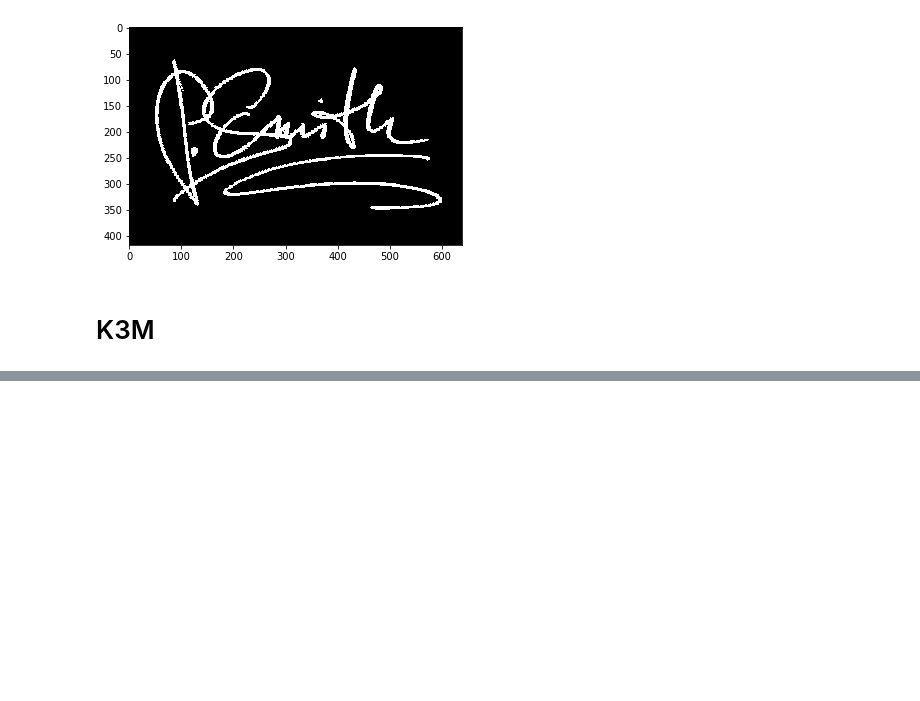
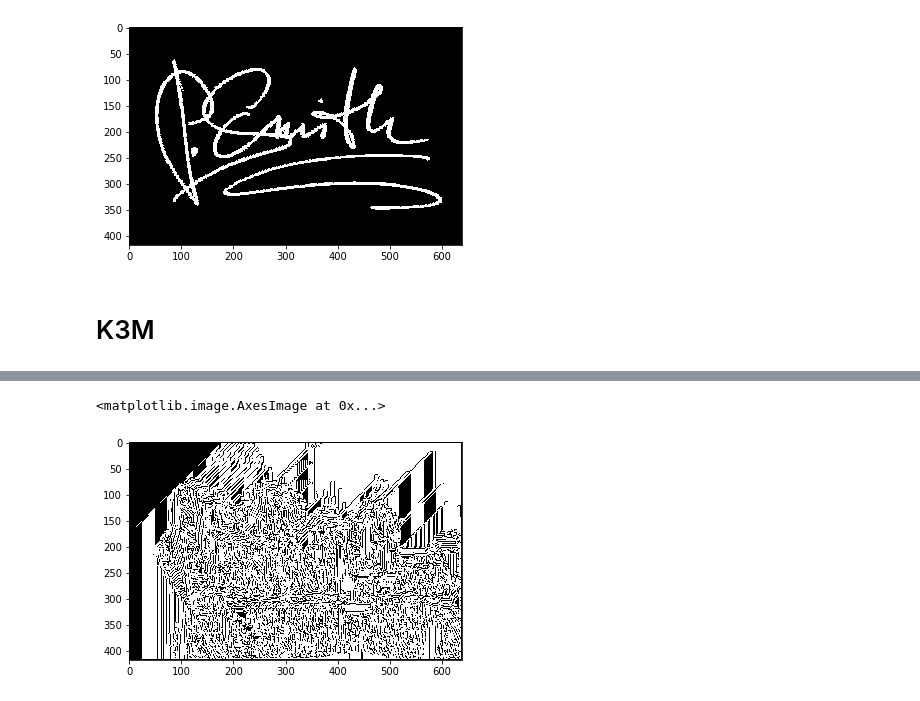
Before and after one commit to alcaster/Biometry-October, a Jupyter notebook: Project3/KMM&K3M.ipynb, the cells around one changed output, grey strips where cells are left out. Cells and saved outputs as stored; diff of their text form; code cells hidden in the pictures; blank space fills up the shorter version.

```diff
--- a/KMM&K3M.ipynb
+++ b/Project3/KMM&K3M.ipynb
@@ -5,9 +5,8 @@ from PIL import Image
 from matplotlib.pyplot import imshow
 from matplotlib import pyplot as plt
 # %%
-filename = 'data/images/signatures/3.jpg'
-#filename = 'data/images/fingerprints/fingerprint43.bmp'
-# filename = 'data/images/fingerprints/fingerprint41.jpg'
+filename = '../data/images/signatures/3.jpg'
+# filename = '../data/images/fingerprints/fingerprint43.bmp'
 img = np.asarray(Image.open(filename))
 # %%
 def to_grayscale(im, weights = np.c_[0.2989, 0.5870, 0.1140]):
@@ -25,16 +24,13 @@ def return_float32(func):
         output = func(*args)
         return output.astype(np.float32)
     return func_wrapper
-@return_uint8
-def get_grey_image(img):
-    return np.apply_along_axis(_pixel2gray, -1, img)
-def _pixel2gray(pixel):
-    grey = int(sum(pixel) // 3)  # Average of 3 colors
-    return [grey] * len(pixel)
 
 def get_global_thresholding(img, threshold):
     # http://www.cse.iitd.ernet.in/~pkalra/col783/Thresholding.pdf
-    img = to_grayscale(img)
+    if img.ndim == 2:
+        img = np.asarray( Image.fromarray(np.uint8(img * 255) , 'L'))
+    else:
+        img = to_grayscale(img)
     return np.apply_along_axis(_threshold, -1, img, threshold)
 def _threshold(pixel, threshold):
     return [1. if color > threshold else 0. for color in pixel]
@@ -253,0 +248,5 @@ imshow(a)
+# %%
+imshow(a, cmap=plt.cm.binary)
+# %% [output]
+<matplotlib.image.AxesImage at 0x...>
+[figure, added]
```
Also changed, not shown: parts of 3 cells of this notebook, 4 other files.
